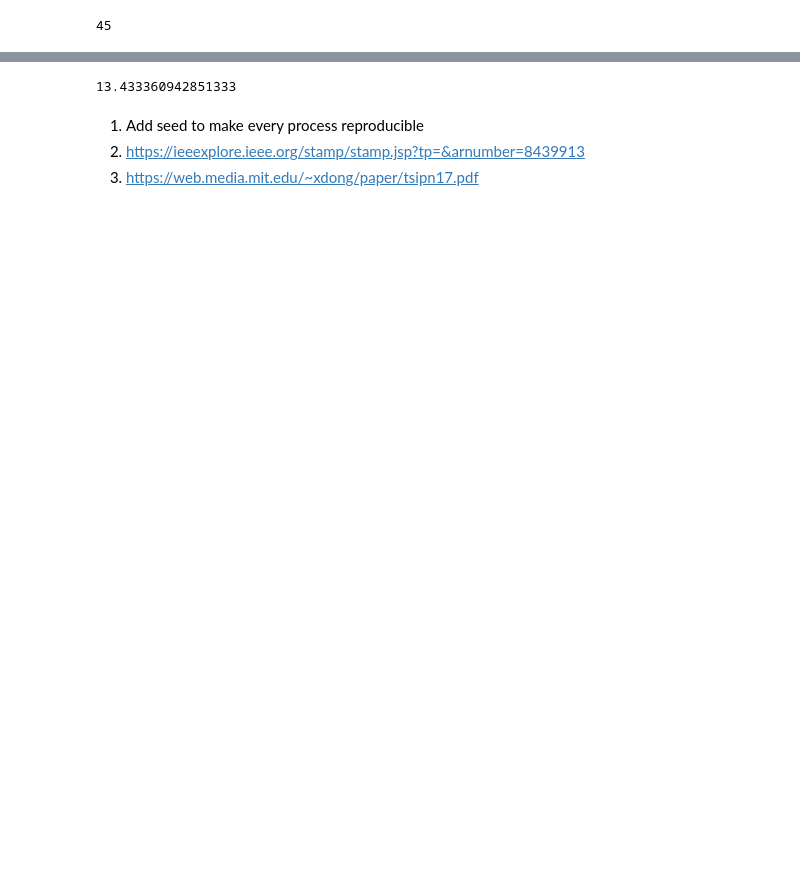
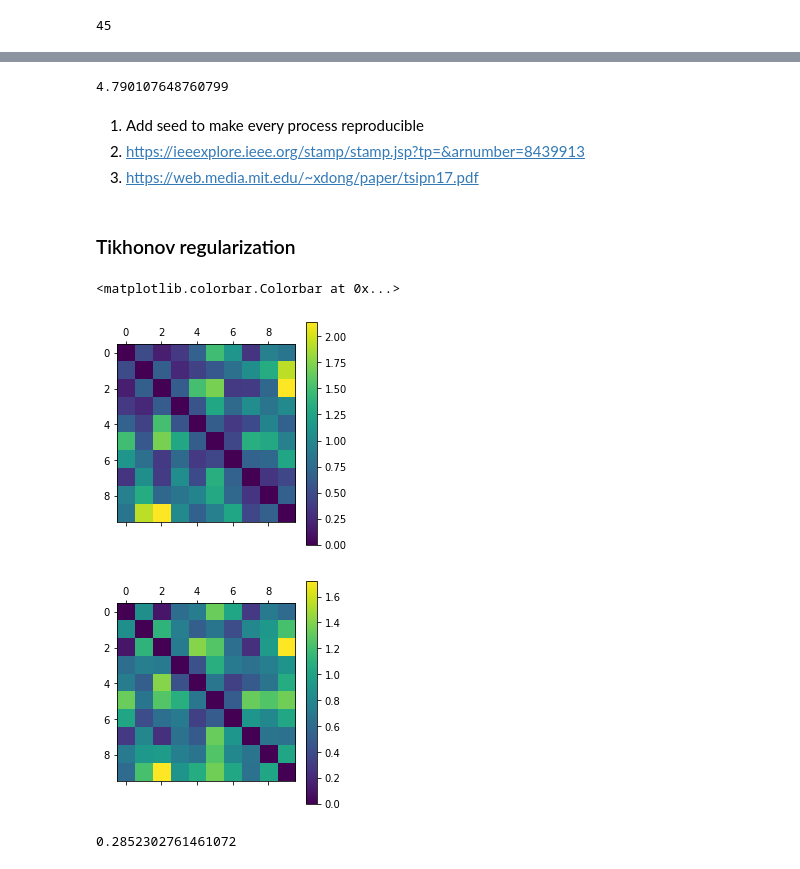
Before and after one commit to ashuthosh-bharadwaj/Research, a Jupyter notebook: Simulation3/Heat_learn.ipynb, the cells around one changed output, grey strips where cells are left out. Cells and saved outputs as stored; diff of their text form; code cells hidden in the pictures; blank space fills up the shorter version.

```diff
--- a/Simulation3/Heat_learn.ipynb
+++ b/Simulation3/Heat_learn.ipynb
@@ -189,8 +195,25 @@ linalg.cond(Bigu)
 # %%
-norm(vectorizer(A) - vectorizer(Adj_Le))
+norm(vectorizer(A) - vectorizer(Adj_Le))/(norm(vectorizer(A)))
 # %% [output]
-13.433360942851333
+4.790107648760799
 # %% [markdown]
 1) Add seed to make every process reproducible
 2) https://ieeexplore.ieee.org/stamp/stamp.jsp?tp=&arnumber=8439913
 3) https://web.media.mit.edu/~xdong/paper/tsipn17.pdf
+# %% [markdown]
+### Tikhonov regularization
+# %%
+A_TR = matricizer((inv(dot(Bigu.T, Bigu) + 0.11*eye((N*(N-1))//2)).dot(Bigu.T)).dot(vV))
+# %%
+matshow(A)
+colorbar()
+matshow(A_TR)
+colorbar()
+# %% [output]
+<matplotlib.colorbar.Colorbar at 0x...>
+[figure, added]
+[figure, added]
+# %%
+norm(vectorizer(A) - vectorizer(A_TR))/(norm(vectorizer(A)))
+# %% [output]
+0.2852302761461072
```
Also changed, not shown: parts of 11 cells of this notebook, 6 other files.
